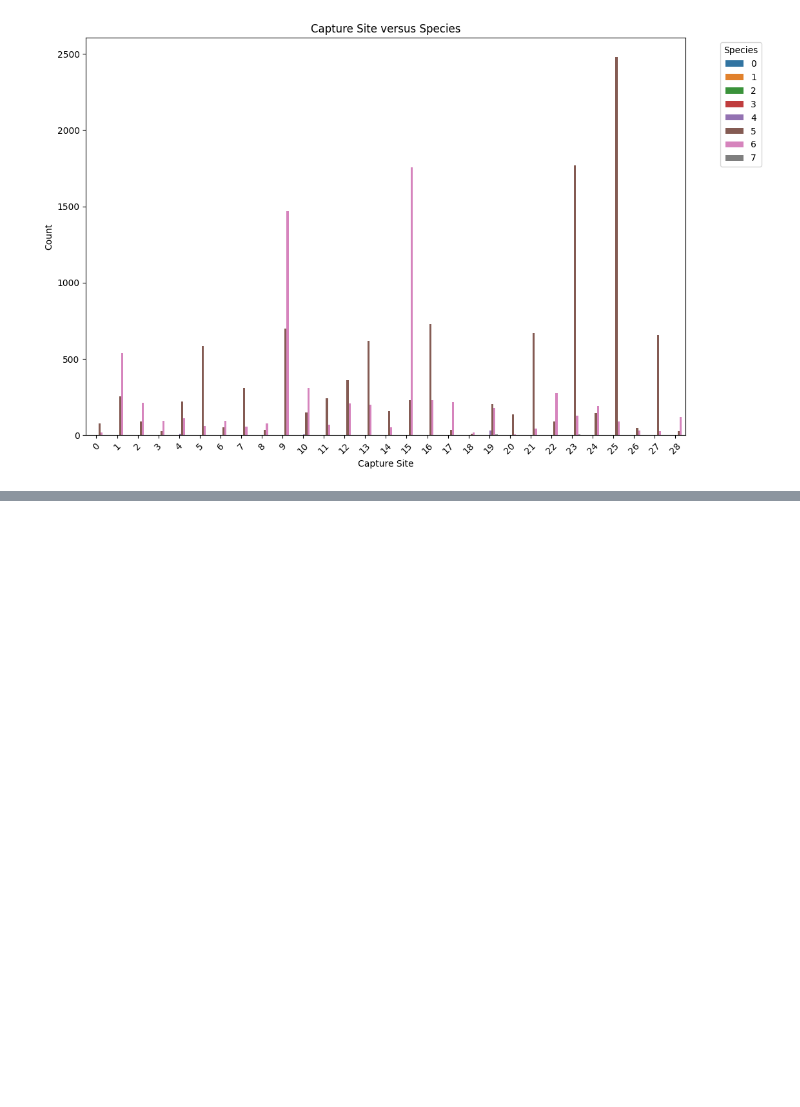
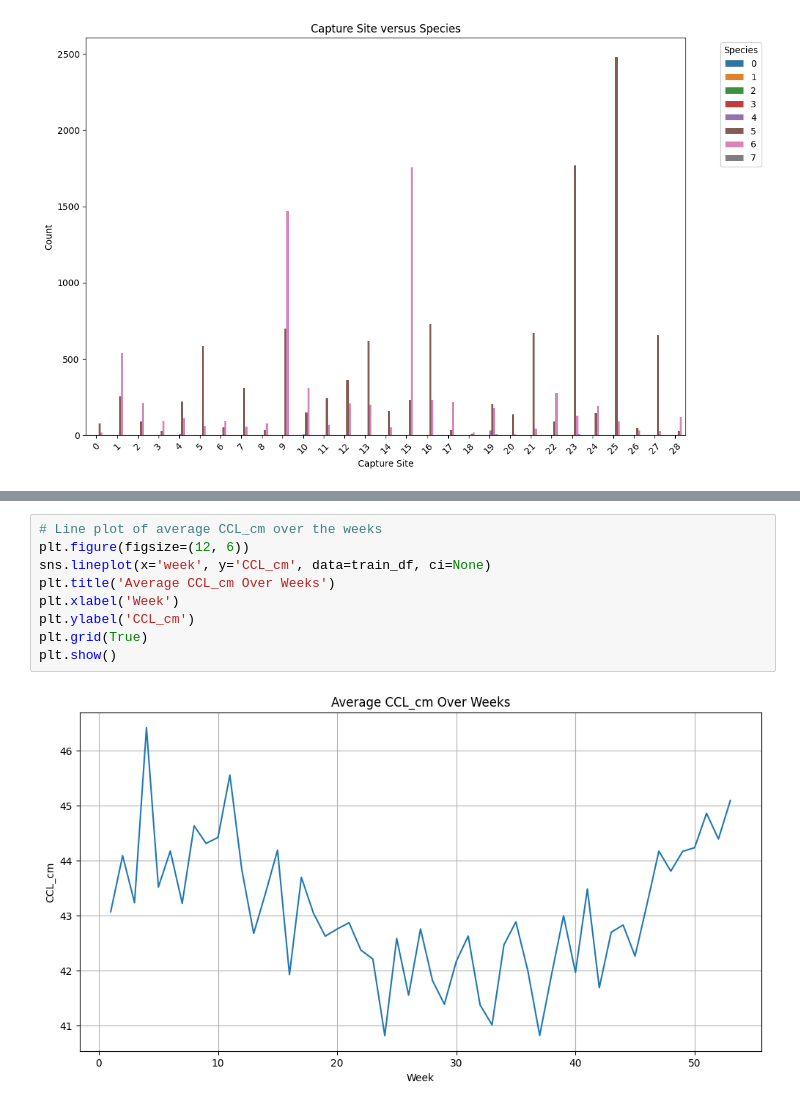
Before and after one commit to mrachelb/turtle-rav, a Jupyter notebook: EDA-Rachel.ipynb, the cells around one changed output, grey strips where cells are left out. Saved outputs shown, nothing was run; the diff lists cells and outputs as text; blank space fills up the shorter version.

```diff
--- a/EDA-Rachel.ipynb
+++ b/EDA-Rachel.ipynb
@@ -535,0 +572,11 @@ plt.show()
+# %%
+# Line plot of average CCL_cm over the weeks
+plt.figure(figsize=(12, 6))
+sns.lineplot(x='week', y='CCL_cm', data=train_df, ci=None)
+plt.title('Average CCL_cm Over Weeks')
+plt.xlabel('Week')
+plt.ylabel('CCL_cm')
+plt.grid(True)
+plt.show()
+# %% [output]
+[figure, added]
```
Also changed, not shown: parts of 2 cells of this notebook.
